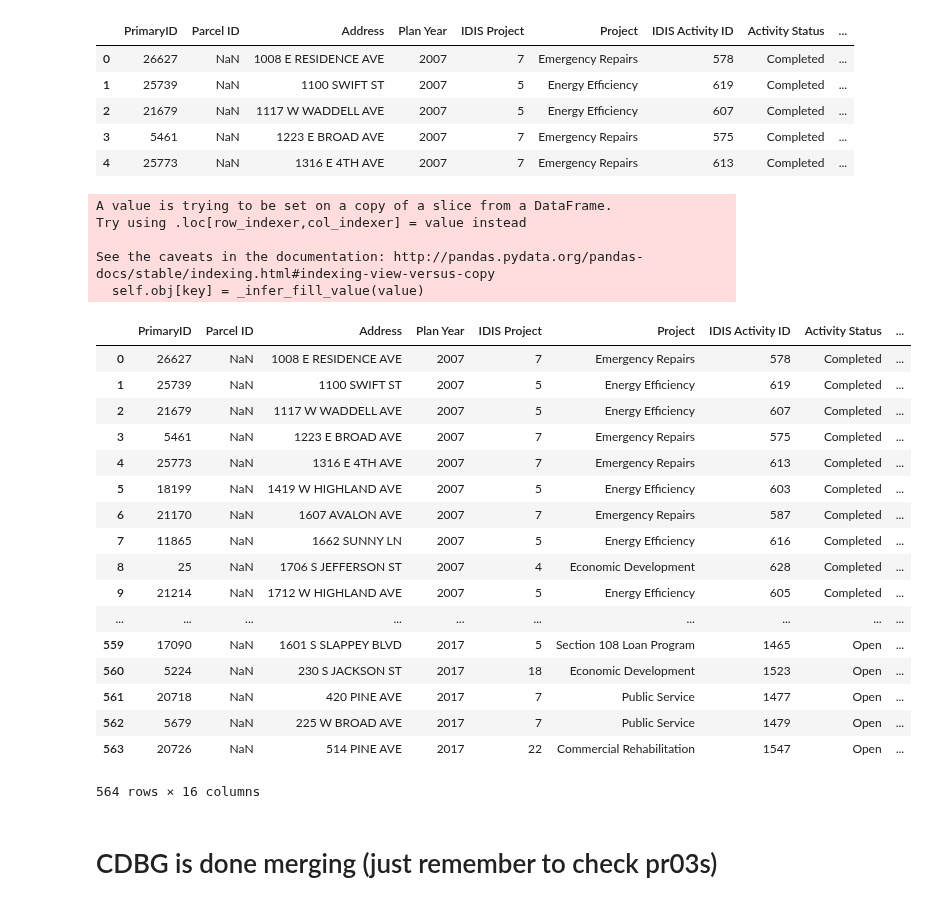
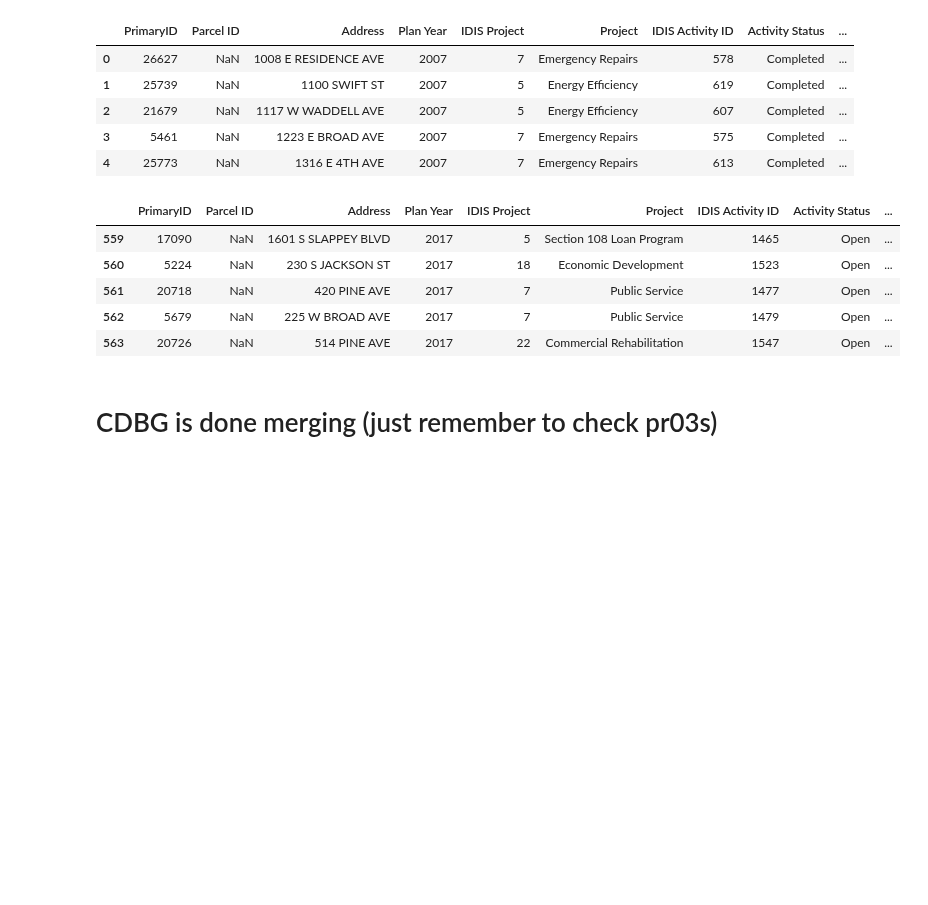
Before and after one commit to asensio-lab/albany-housing-analytics, a Jupyter notebook: preprocessing/housing/housing_merge_drawdown.ipynb, the cells around one changed output. Drawn from its saved outputs; the diff is of its cells as text; code cells hidden in the pictures; blank space fills up the shorter version.

Commit message:
Housing documentation

```diff
--- a/preprocessing/housing/housing_merge_drawdown.ipynb
+++ b/preprocessing/housing/housing_merge_drawdown.ipynb
@@ -6,5 +8,7 @@ import pandas as pd
 pd.options.display.max_rows = 300
 pd.options.display.max_columns = 100
 # %%
-path = '/Users/william/Dropbox (Amherst College)/CDS-2019-AlbanyHub/'
+#Read in housing projects
+#path = '/Users/william/Dropbox (Amherst College)/CDS-2019-AlbanyHub/'
+path='/home/mirabel/Dropbox (GaTech)/CDS-2019-AlbanyHub/'
 df_house = pd.read_csv(path + 'ToDatabase/TotalHouse_v04.csv')
@@ -13,6 +15,10 @@ df_cdbg = pd.read_csv(path + 'Raw-Data/test_cdbg_2007-2017.csv')
+# %%
+#read in drawdown reports
+#df_cdbg = pd.read_csv(path + 'Raw-Data/test_cdbg_2007-2017.csv')
+df_cdbg = pd.read_csv('/home/mirabel/Documents/cds/albany-housing-analytics/test_cdbg_2007-2017.csv')
 # %%
-df_house.drop(['Unnamed: 0', 'Unnamed: 0.1'], inplace=True, axis=1)
-df_cdbg.drop('Unnamed: 0', inplace=True, axis = 1)
+df_house.drop(['Unnamed: 0', 'Unnamed: 0.1'], inplace=True, axis=1, errors='ignore') #Drop extra columns
+df_cdbg.drop('Unnamed: 0', inplace=True, axis = 1, errors='ignore')
 # %%
 df_cdbg.head()
 # %% [output]
@@ -588,39 +496,22 @@ df_house_cdbg.head()
 | 3 | 5461 | NaN | 1223 E BROAD AVE | 2007 | 7 | Emergency Repairs | 575 | Completed | ... |
 | 4 | 25773 | NaN | 1316 E 4TH AVE | 2007 | 7 | Emergency Repairs | 613 | Completed | ... |
 # %%
+#Append NA to account for 514 Pine ave, which was missing in pr03 reports
 init_date = df_toadd['INIT_DATE'].append(pd.Series(["NA"]))
 stat_date = df_toadd['STAT_DATE'].append(pd.Series(["NA"]))
 init_date.index = range(len(init_date))
 stat_date.index = range(len(stat_date))
 df_house_cdbg.loc[:,'INIT_DATE'] = init_date
 df_house_cdbg.loc[:,'STAT_DATE'] = stat_date
-# %% [output]
-A value is trying to be set on a copy of a slice from a DataFrame.
-Try using .loc[row_indexer,col_indexer] = value instead
-
-See the caveats in the documentation: http://pandas.pydata.org/pandas-docs/stable/indexing.html#indexing-view-versus-copy
-  self.obj[key] = _infer_fill_value(value)
 # %%
-df_house_cdbg
+df_house_cdbg.tail()
 # %% [output]
 |  | PrimaryID | Parcel ID | Address | Plan Year | IDIS Project | Project | IDIS Activity ID | Activity Status | ... |
-| 0 | 26627 | NaN | 1008 E RESIDENCE AVE | 2007 | 7 | Emergency Repairs | 578 | Completed | ... |
-| 1 | 25739 | NaN | 1100 SWIFT ST | 2007 | 5 | Energy Efficiency | 619 | Completed | ... |
-| 2 | 21679 | NaN | 1117 W WADDELL AVE | 2007 | 5 | Energy Efficiency | 607 | Completed | ... |
-| 3 | 5461 | NaN | 1223 E BROAD AVE | 2007 | 7 | Emergency Repairs | 575 | Completed | ... |
-| 4 | 25773 | NaN | 1316 E 4TH AVE | 2007 | 7 | Emergency Repairs | 613 | Completed | ... |
-| 5 | 18199 | NaN | 1419 W HIGHLAND AVE | 2007 | 5 | Energy Efficiency | 603 | Completed | ... |
-| 6 | 21170 | NaN | 1607 AVALON AVE | 2007 | 7 | Emergency Repairs | 587 | Completed | ... |
-| 7 | 11865 | NaN | 1662 SUNNY LN | 2007 | 5 | Energy Efficiency | 616 | Completed | ... |
-| 8 | 25 | NaN | 1706 S JEFFERSON ST | 2007 | 4 | Economic Development | 628 | Completed | ... |
-| 9 | 21214 | NaN | 1712 W HIGHLAND AVE | 2007 | 5 | Energy Efficiency | 605 | Completed | ... |
-| ... | ... | ... | ... | ... | ... | ... | ... | ... | ... |
 | 559 | 17090 | NaN | 1601 S SLAPPEY BLVD | 2017 | 5 | Section 108 Loan Program | 1465 | Open | ... |
 | 560 | 5224 | NaN | 230 S JACKSON ST | 2017 | 18 | Economic Development | 1523 | Open | ... |
 | 561 | 20718 | NaN | 420 PINE AVE | 2017 | 7 | Public Service | 1477 | Open | ... |
 | 562 | 5679 | NaN | 225 W BROAD AVE | 2017 | 7 | Public Service | 1479 | Open | ... |
 | 563 | 20726 | NaN | 514 PINE AVE | 2017 | 22 | Commercial Rehabilitation | 1547 | Open | ... |
-564 rows × 16 columns
 # %% [markdown]
 # CDBG is done merging (just remember to check pr03s)
 # %% [markdown]
```
Also changed, not shown: parts of 93 cells of this notebook, 5 other files.
